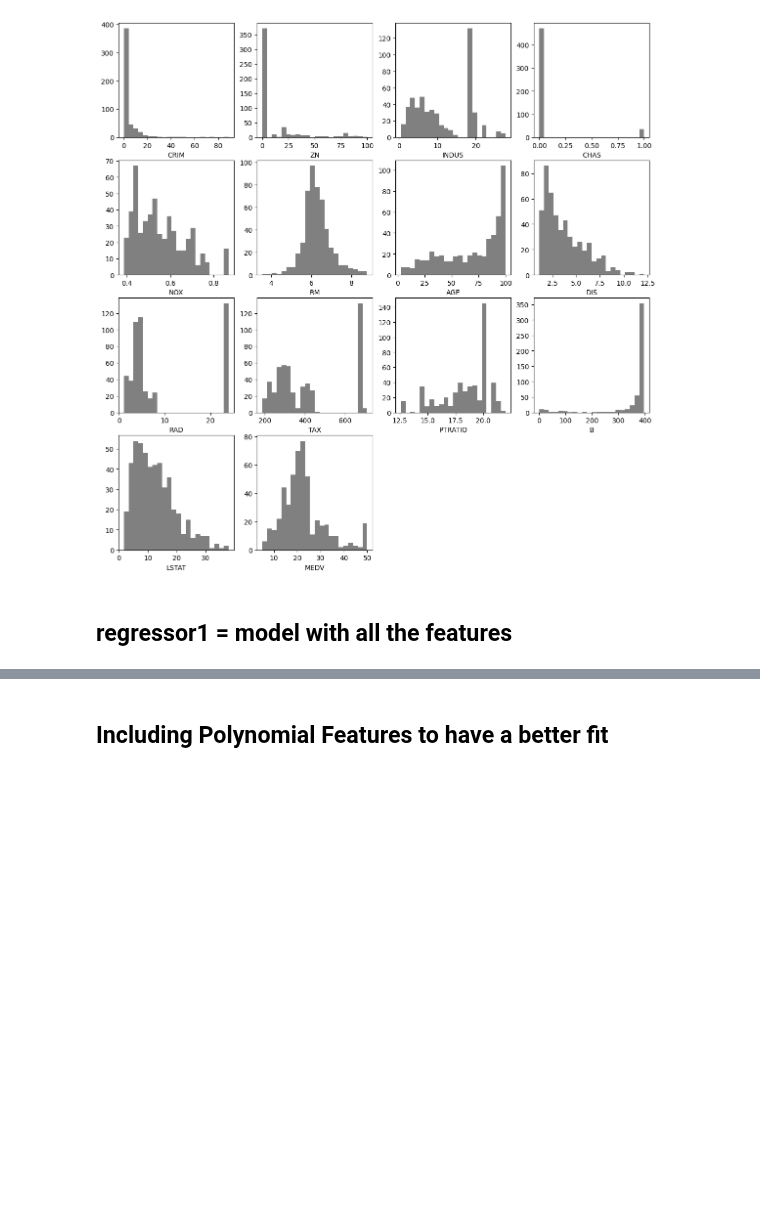
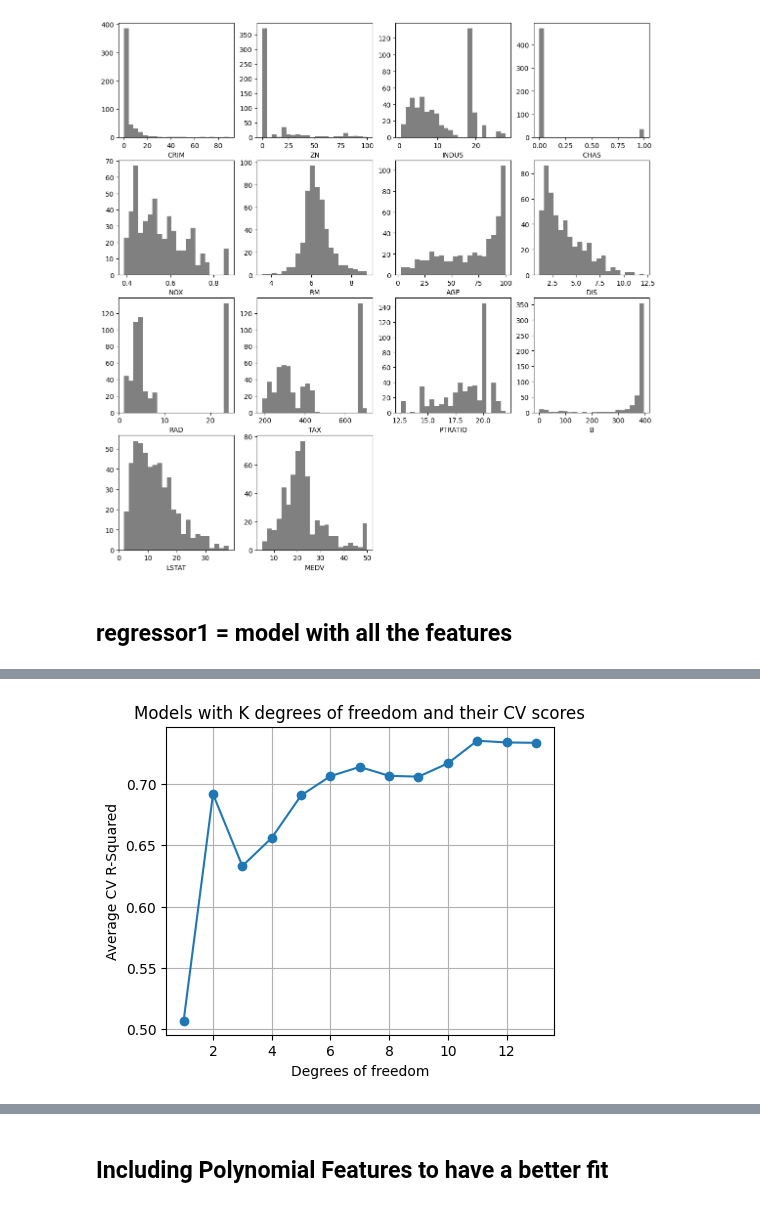
Before and after one commit to ROHIT779/ml-projects, a Jupyter notebook: regression-boston-housing/boston_housing.ipynb, the cells around one changed output, grey strips where cells are left out. Drawn from its saved outputs; the diff is of its cells as text; code cells hidden in the pictures; blank space fills up the shorter version.

```diff
--- a/regression-boston-housing/boston_housing.ipynb
+++ b/regression-boston-housing/boston_housing.ipynb
@@ -336,0 +631,6 @@ Data shapes Train and CV: (409, 13) (46, 13) (409,) (46,)
+# %%
+def verify_forward_selection(X_train, X_cv, y_train, y_cv):
+  result_fs, selected_features_fs = forward_selection(X_train, y_train, X_cv, y_cv)
+  r2_cv = [result_i[1] for result_i in result_fs]
+  # print(f'R-squared CV Forward Selection: {r2_cv}')
+  return result_fs, selected_features_fs
@@ -336,0 +642,11 @@ Data shapes Train and CV: (409, 13) (46, 13) (409,) (46,)
+# %%
+result_fs, selected_features_fs = verify_forward_selection(X_train, X_cv, y_train, y_cv)
+selected_features_fs_subset = selected_features_fs[:8]
+X_train_subset_fs = X_train[selected_features_fs_subset]
+regressor_fs = sm.OLS(y_train, X_train_subset_fs).fit()
+print(f"MSE total: {regressor_fs.mse_total}")
+print(f"MSE residuals: {regressor_fs.mse_resid}")
+y_pred_cv_fs = regressor_fs.predict(X_cv[selected_features_fs_subset])
+print(f"MSE CV: {mean_squared_error(y_cv, y_pred_cv_fs)}")
+print(f"R-squared CV: {r2_score(y_cv, y_pred_cv_fs)}")
+print(regressor_fs.summary())
@@ -336,0 +671,16 @@ Data shapes Train and CV: (409, 13) (46, 13) (409,) (46,)
+# %%
+r2_cv_fs = [row[1] for row in result_fs]
+
+def plot_forward_selection(r2_cv):
+  plt.figure(figsize = (5, 4))
+  plt.plot(range(1, len(r2_cv) + 1), r2_cv, marker = 'o')
+  plt.xlabel('Degrees of freedom')
+  plt.ylabel('Average CV R-Squared')
+  plt.title('Models with K degrees of freedom and their CV scores')
+  plt.grid(True)
+  plt.show()
+
+
+plot_forward_selection(r2_cv_fs)
+# %% [output]
+[figure, added]
```
Also changed, not shown: parts of 49 cells of this notebook.
